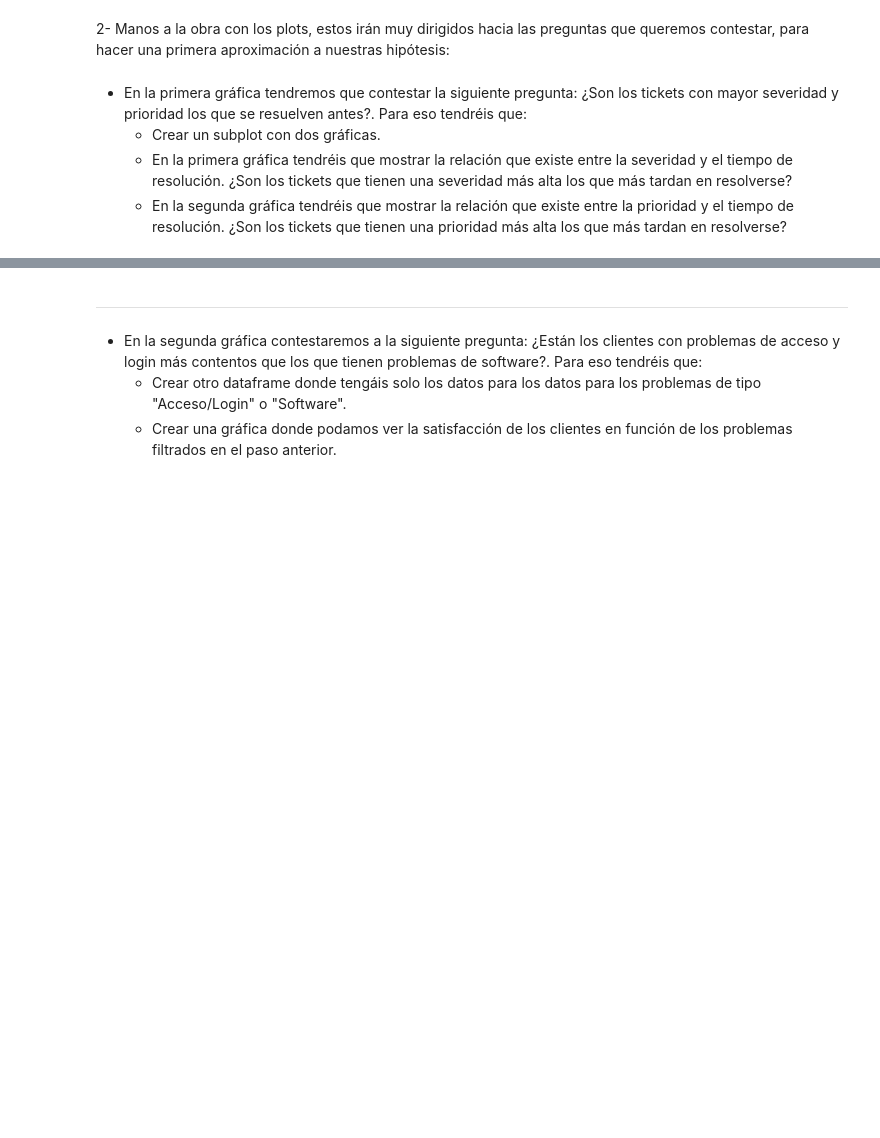
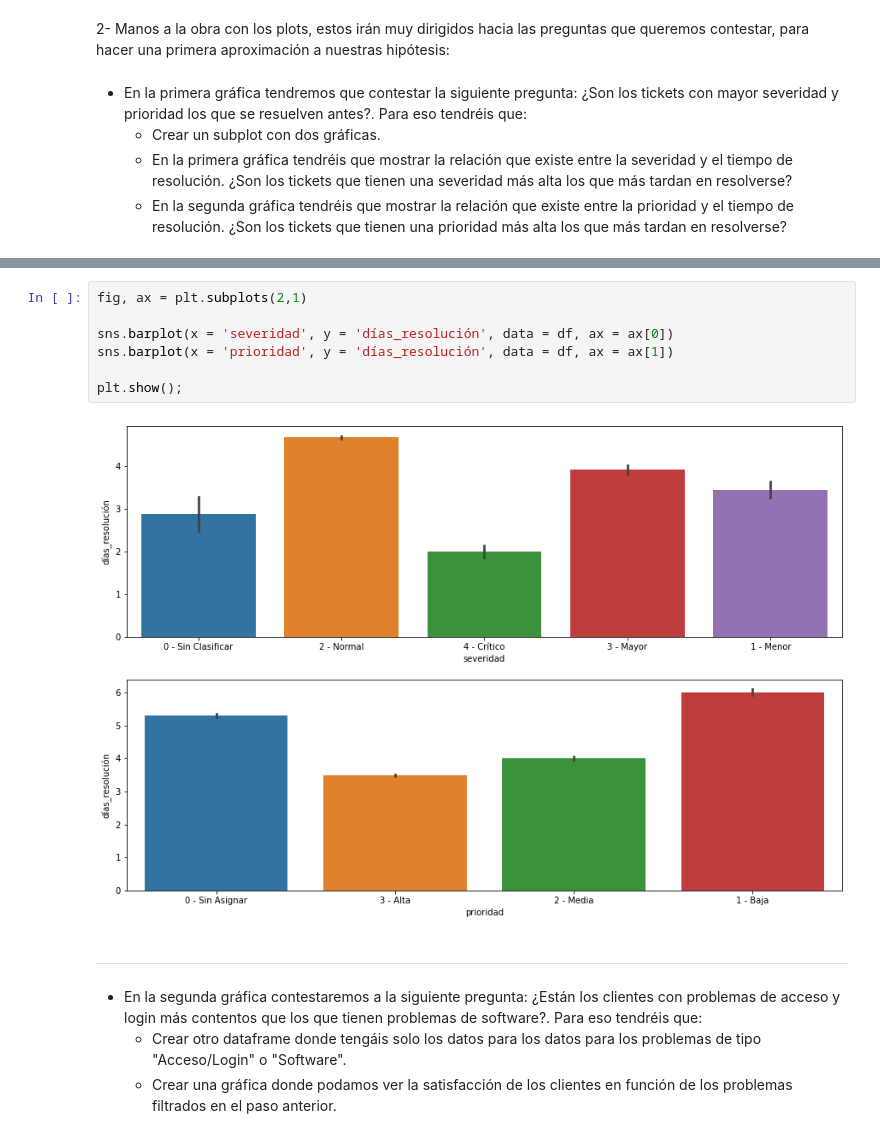
Before and after one commit to Adalab/promo_d_da_modulo2_sprint2_Cristina-Paloma, a Jupyter notebook: EDA/EDA-3.ipynb, the cells around one changed output, grey strips where cells are left out. Saved outputs shown, nothing was run; the diff lists cells and outputs as text; blank space fills up the shorter version.

```diff
--- a/EDA/EDA-3.ipynb
+++ b/EDA/EDA-3.ipynb
@@ -35,3 +57,12 @@ df.sample(3)
+# %%
+fig, ax = plt.subplots(2,1)
+
+sns.barplot(x = 'severidad', y = 'días_resolución', data = df, ax = ax[0])
+sns.barplot(x = 'prioridad', y = 'días_resolución', data = df, ax = ax[1])
+
+plt.show();
+# %% [output]
+[figure, added]
 # %% [markdown]
 --------------------------------------------------------------------------
 # %% [markdown]
```
Also changed, not shown: parts of 22 cells of this notebook.
